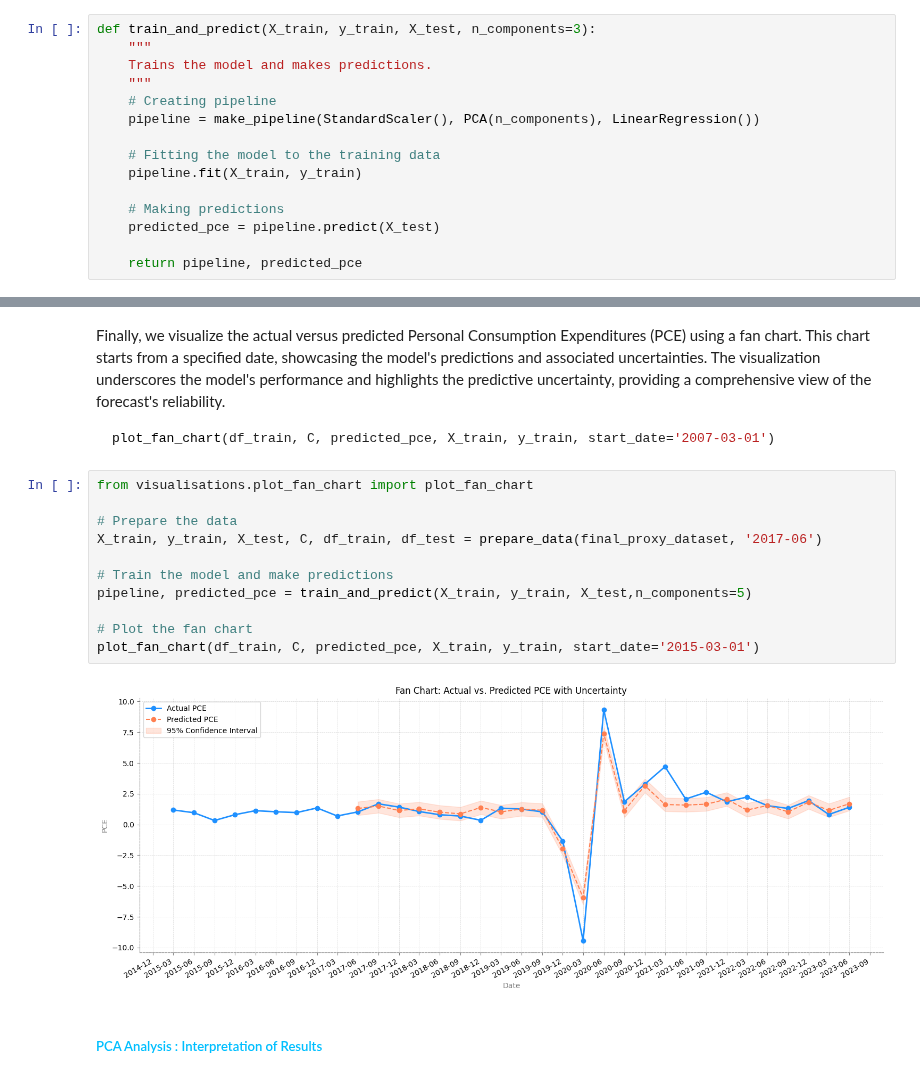
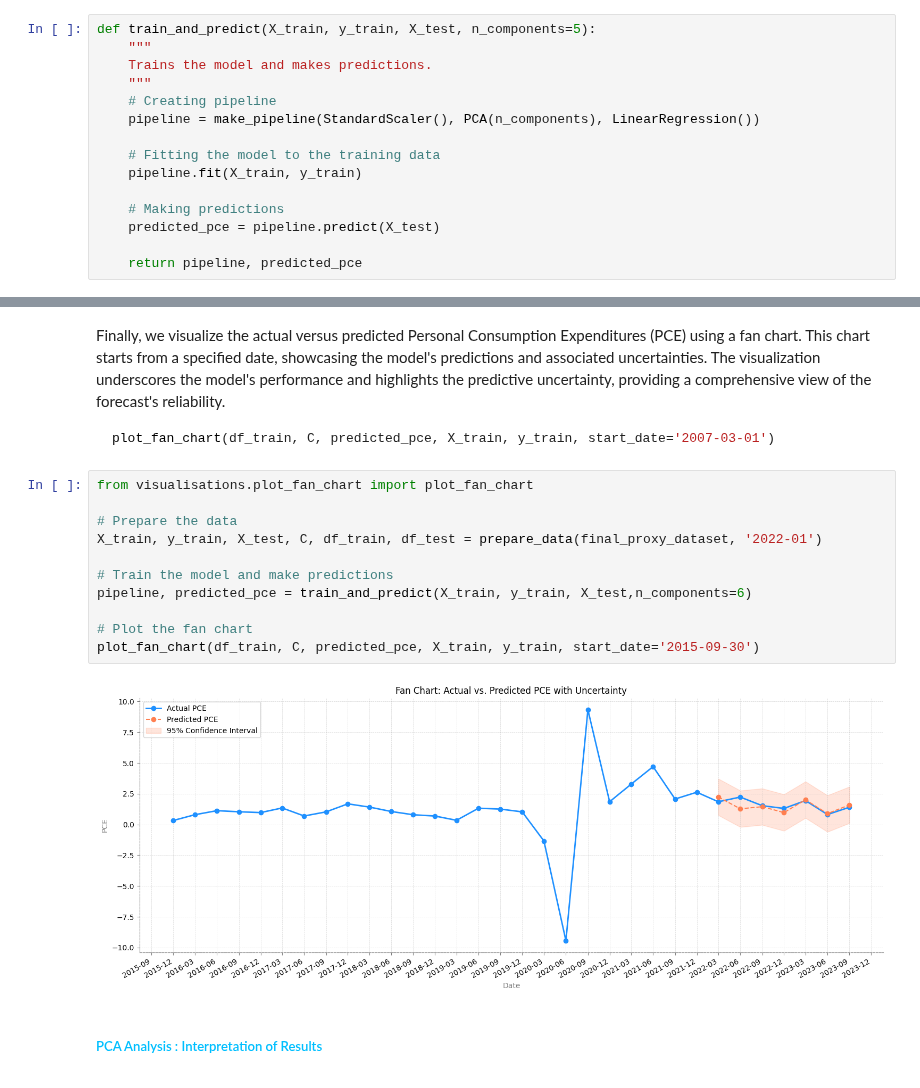
Before and after one commit to janjannagtegaal/NowCasting-M1, a Jupyter notebook: [3]M1_Analysis_for_Model_fitting.ipynb, the cells around one changed output, grey strips where cells are left out. Cells and saved outputs as stored; diff of their text form.

Commit message:
corrected dates

````diff
--- a/[3]M1_Analysis_for_Model_fitting.ipynb
+++ b/[3]M1_Analysis_for_Model_fitting.ipynb
@@ -141,7 +141,7 @@ We then proceed to train our PCR model. The process integrates data standardizat
 pipeline, predicted_pce = train_and_predict(X_train, y_train, X_test, n_components=5)
 ```
 # %%
-def train_and_predict(X_train, y_train, X_test, n_components=3):
+def train_and_predict(X_train, y_train, X_test, n_components=5):
     """
     Trains the model and makes predictions.
     """
@@ -170,16 +170,16 @@ plot_fan_chart(df_train, C, predicted_pce, X_train, y_train, start_date='2007-03
 # %%
 from visualisations.plot_fan_chart import plot_fan_chart
 
 # Prepare the data
-X_train, y_train, X_test, C, df_train, df_test = prepare_data(final_proxy_dataset, '2017-06')
+X_train, y_train, X_test, C, df_train, df_test = prepare_data(final_proxy_dataset, '2022-01')
 
 # Train the model and make predictions
-pipeline, predicted_pce = train_and_predict(X_train, y_train, X_test,n_components=5)
+pipeline, predicted_pce = train_and_predict(X_train, y_train, X_test,n_components=6)
 
 # Plot the fan chart
-plot_fan_chart(df_train, C, predicted_pce, X_train, y_train, start_date='2015-03-01')
+plot_fan_chart(df_train, C, predicted_pce, X_train, y_train, start_date='2015-09-30')
 # %% [output]
-[figure, old version]
+[figure, new version]
 # %% [markdown]
 
 <div style="color:#00BFFF">
````
Also changed, not shown: parts of 10 cells of this notebook, 5 other files.
